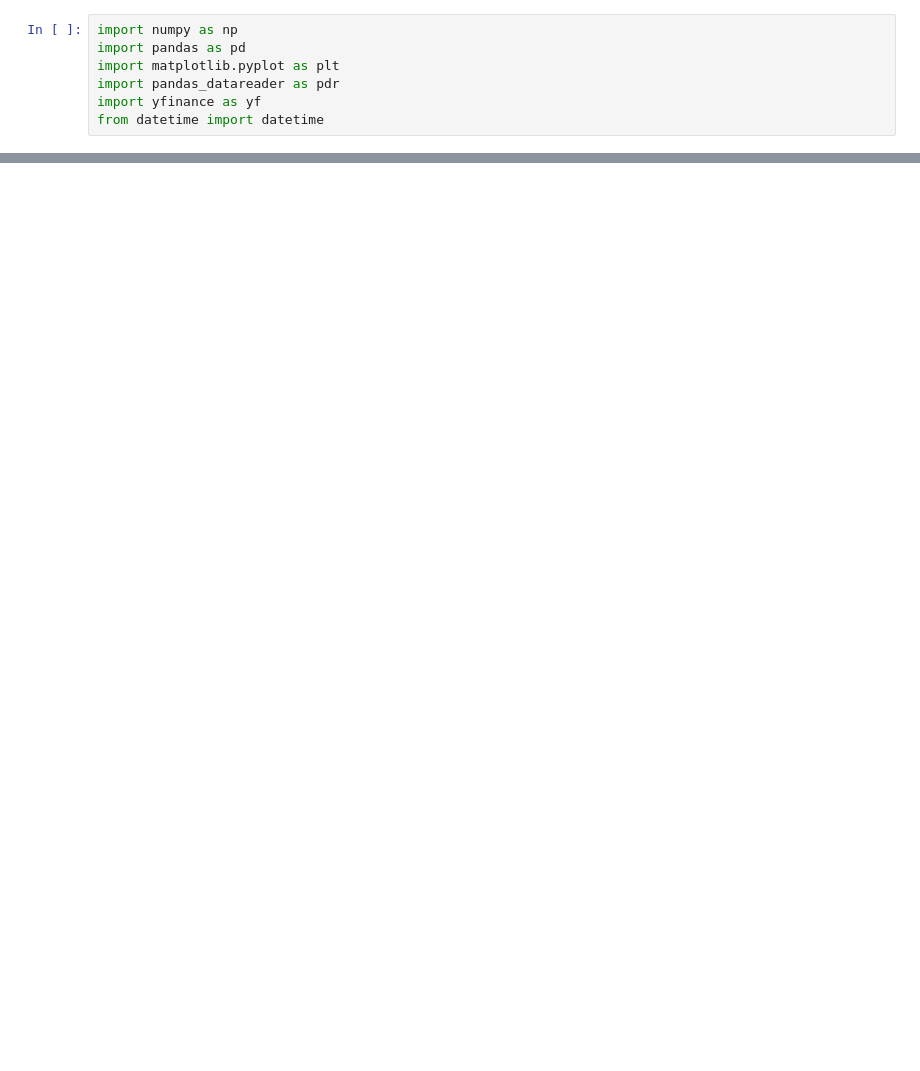
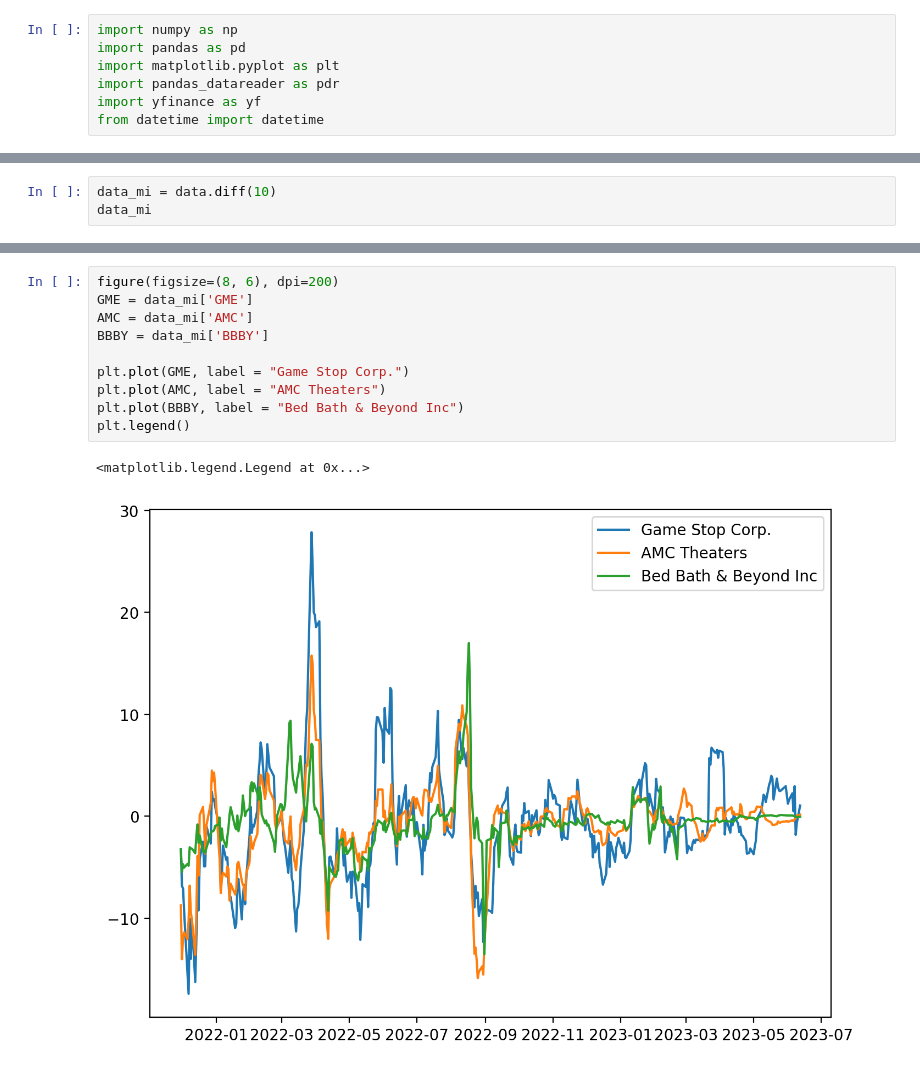
Before and after one commit to xwj0109/Quant-Finance, a Jupyter notebook: Momentum_strategy.ipynb, the cells around one changed output, grey strips where cells are left out. Drawn from its saved outputs; the diff is of its cells as text; blank space fills up the shorter version.

```diff
--- a/Momentum_strategy.ipynb
+++ b/Momentum_strategy.ipynb
@@ -72,0 +90,3 @@ GME.values, GME.mean()
+# %%
+data_mi = data.diff(10)
+data_mi
@@ -72,0 +108,13 @@ GME.values, GME.mean()
+# %%
+figure(figsize=(8, 6), dpi=200)
+GME = data_mi['GME']
+AMC = data_mi['AMC']
+BBBY = data_mi['BBBY']
+
+plt.plot(GME, label = "Game Stop Corp.")
+plt.plot(AMC, label = "AMC Theaters")
+plt.plot(BBBY, label = "Bed Bath & Beyond Inc")
+plt.legend()
+# %% [output]
+<matplotlib.legend.Legend at 0x...>
+[figure, added]
```
Also changed, not shown: parts of 8 cells of this notebook.
